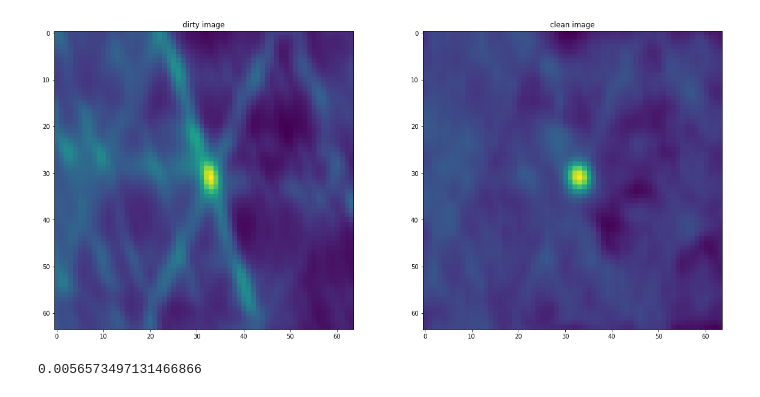
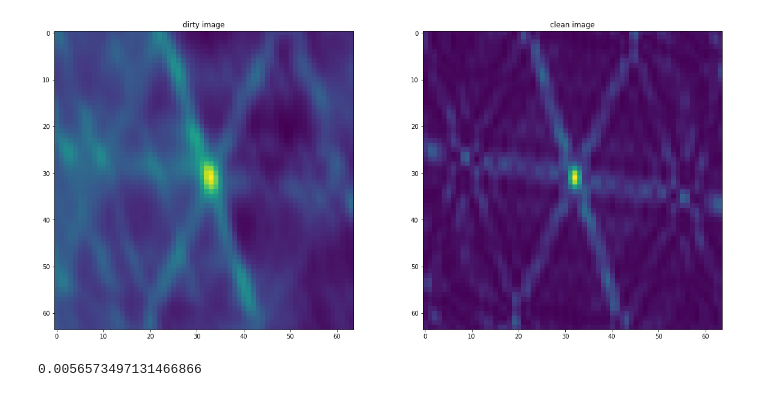
Before and after one commit to lord-blueberry/p7-cs, a Jupyter notebook: sandbox/00-cs-dirty.ipynb, the cells around one changed output. Saved outputs shown, nothing was run; the diff lists cells and outputs as text; code cells hidden in the pictures.

```diff
--- a/sandbox/00-cs-dirty.ipynb
+++ b/sandbox/00-cs-dirty.ipynb
@@ -76,17 +76,17 @@ def makeGaussian(size, fwhm = 3, center=None):
 # %%
 #folder = "./img-csv/test_64.64/"
 folder = "./img-csv/sun.flare00_64.64/"
 #folder = "./img-csv/sun.center00_128.128/"
 #folder = "./img-csv/nova00_128.128/"
 
 dirty_map = np.genfromtxt(folder+'dirty.csv', delimiter=',')
 psf_map = np.genfromtxt(folder+'psf.csv', delimiter=',')
 clean_map = np.genfromtxt(folder+'clean.csv', delimiter=',')
 model_map = np.genfromtxt(folder+'model.csv', delimiter=',')
 
-plot_comparison(dirty_map, 'dirty image', clean_map, 'clean image')
+plot_comparison(dirty_map, 'dirty image', psf_map, 'clean image')
 # %% [output]
-[figure, old version]
+[figure, new version]
 # %%
 np.max(model_map)
 # %% [output]
```
Also changed, not shown: parts of 17 cells of this notebook.
